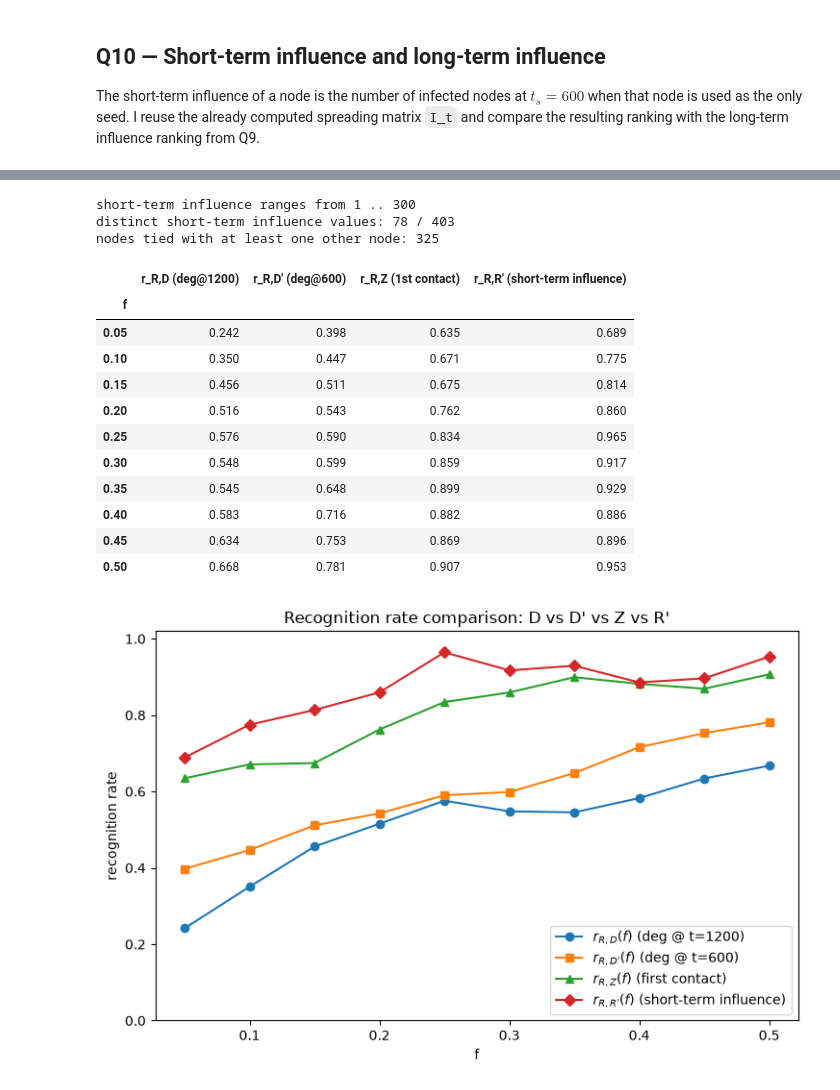
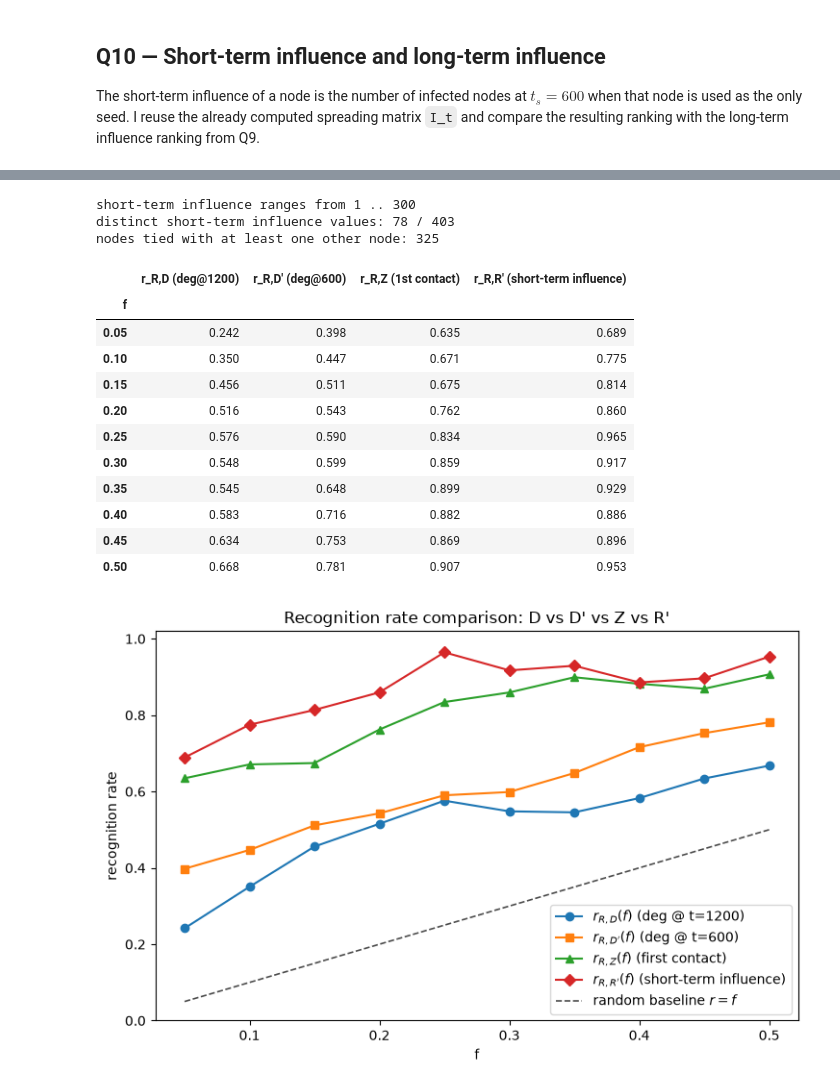
Before and after one commit to andrei00001111/ComplexAss, a Jupyter notebook: assignment.ipynb, the cells around one changed output, grey strips where cells are left out. Saved outputs shown, nothing was run; the diff lists cells and outputs as text; code cells hidden in the pictures.

```diff
--- a/assignment.ipynb
+++ b/assignment.ipynb
@@ -1146,12 +1146,13 @@ Influence ranges from, to: 1 .. 397
 distinct influence values: 64 / 403  -> 339 nodes are tied with at least one other node
 # %%
 # Plot the influence of every node in descending order
-def plot_influence_sorted(influence, title="Node influence, ranked in descending order"):
+def plot_influence_sorted(influence, title="Node influence, ranked in descending order",
+                          ylabel=r"influence $I_i(t^{(l)}=1200)$"):
     order = np.argsort(-influence, kind="stable")
     fig, ax = plt.subplots(figsize=(8, 5))
     ax.plot(np.arange(1, influence.size + 1), influence[order], color="C3")
     ax.set_xlabel("rank")
-    ax.set_ylabel(r"influence $I_i(t^{(l)}=1200)$")
+    ax.set_ylabel(ylabel)
     ax.set_title(title)
     fig.tight_layout()
     return fig, order
@@ -1205,17 +1206,21 @@ def recognition_curve(primary, secondary, fractions, n_iter=1000, rng=None):
             totals[j] += len(set(r1[:k]) & set(r2[:k])) / k
     return totals / n_iter
 
-def plot_recognition_rates(fractions, curves, title):
+def plot_recognition_rates(fractions, curves, title, baseline=False):
     '''curves: list of (label, marker, values) tuples. One tuple -> single-metric plot,
-    several tuples -> the combined comparison plot (reused for step 9).'''
+    several tuples -> the combined comparison plot (reused for step 9).
+    baseline=True adds r = f, the rate an uninformative (random) ranking already reaches.'''
     fig, ax = plt.subplots(figsize=(7.5, 5))
     for label, marker, values in curves:
         ax.plot(fractions, values, marker + "-", label=label)
+    if baseline:
+        ax.plot(fractions, fractions, "k--", lw=1.2, alpha=0.7,
+                label=r"random baseline $r = f$")
     ax.set_xlabel("f")
     ax.set_ylabel("recognition rate")
     ax.set_ylim(0, 1.02)
     ax.set_title(title)
-    if len(curves) > 1:
+    if len(curves) > 1 or baseline:
         ax.legend()
     fig.tight_layout()
     return fig
@@ -1316,7 +1321,8 @@ short_influence = compute_metric_influence(I_t, t_s)
 # Rank nodes by short-term influence in descending order
 fig10, order_short_influence = plot_influence_sorted(
     short_influence,
-    title="Node short-term influence, ranked in descending order"
+    title="Node short-term influence, ranked in descending order",
+    ylabel=r"short-term influence $I_i(t^{(s)}=600)$"
 )
 plt.show()
 
@@ -1348,7 +1354,8 @@ fig11 = plot_recognition_rates(
         (r"$r_{R,Z}(f)$ (first contact)", "^", rRZ),
         (r"$r_{R,R'}(f)$ (short-term influence)", "D", rRRp),
     ],
-    "Recognition rate comparison: D vs D' vs Z vs R'"
+    "Recognition rate comparison: D vs D' vs Z vs R'",
+    baseline=True
 )
 plt.show()
 # %% [output]
@@ -1356,16 +1363,16 @@ plt.show()
 short-term influence ranges from 1 .. 300
 distinct short-term influence values: 78 / 403
 nodes tied with at least one other node: 325
 |  | r_R,D (deg@1200) | r_R,D' (deg@600) | r_R,Z (1st contact) | r_R,R' (short-term influence) |
 | f |  |  |  |  |
 | 0.05 | 0.242 | 0.398 | 0.635 | 0.689 |
 | 0.10 | 0.350 | 0.447 | 0.671 | 0.775 |
 | 0.15 | 0.456 | 0.511 | 0.675 | 0.814 |
 | 0.20 | 0.516 | 0.543 | 0.762 | 0.860 |
 | 0.25 | 0.576 | 0.590 | 0.834 | 0.965 |
 | 0.30 | 0.548 | 0.599 | 0.859 | 0.917 |
 | 0.35 | 0.545 | 0.648 | 0.899 | 0.929 |
 | 0.40 | 0.583 | 0.716 | 0.882 | 0.886 |
 | 0.45 | 0.634 | 0.753 | 0.869 | 0.896 |
 | 0.50 | 0.668 | 0.781 | 0.907 | 0.953 |
-[figure, old version]
+[figure, new version]
```
Also changed, not shown: parts of 22 cells of this notebook.
